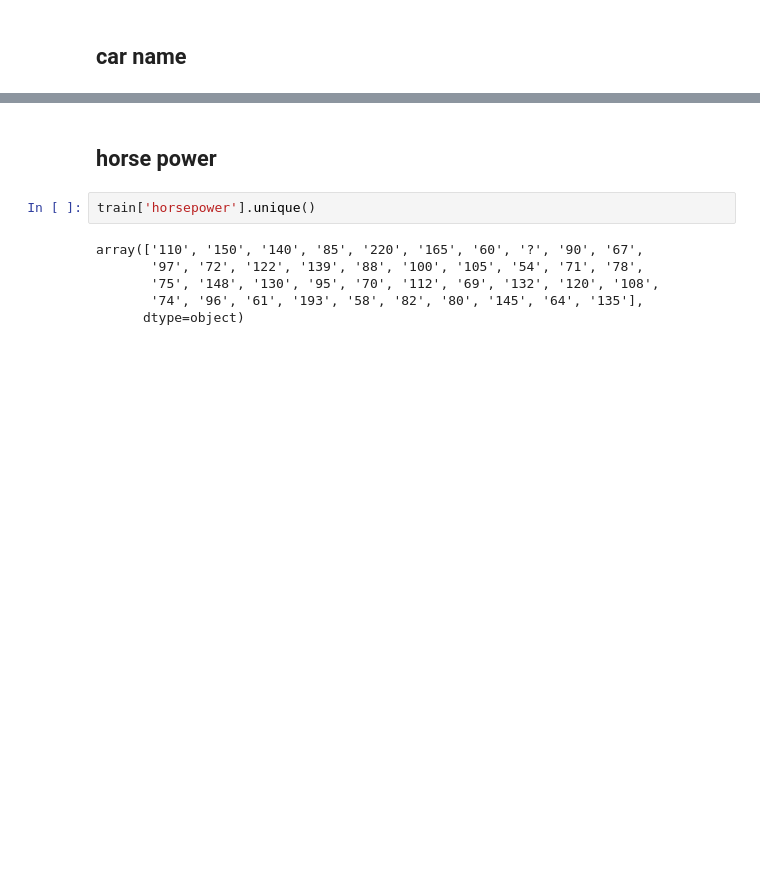
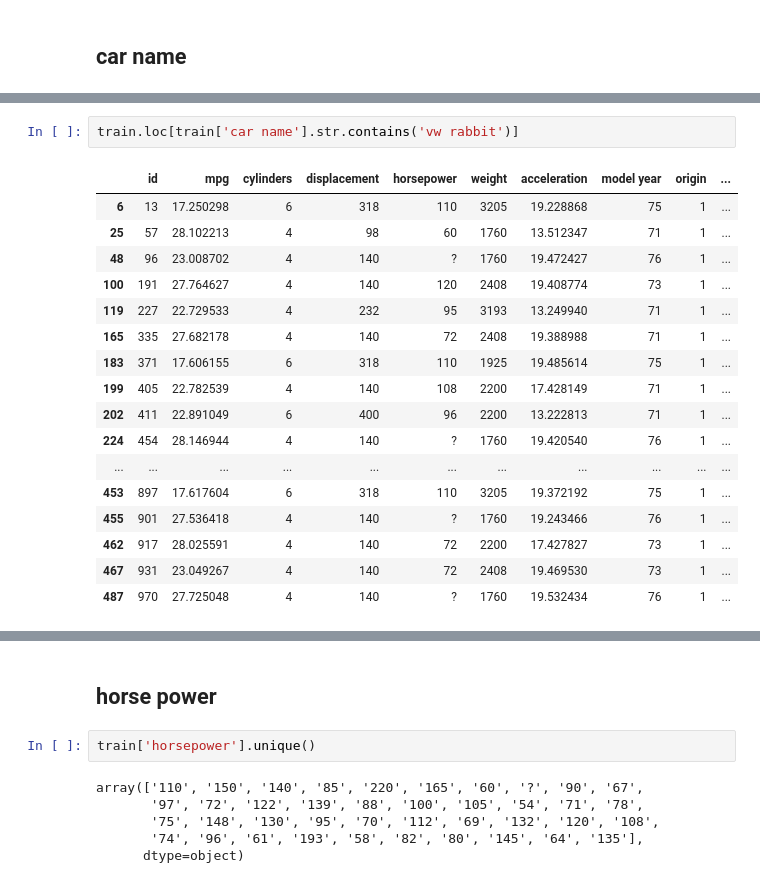
Before and after one commit to YusukeAmg/SIGNATE_4th_BeginnerOnlyCompetition, a Jupyter notebook: notebook/ExplanatoryDataAnalysis.ipynb, the cells around one changed output, grey strips where cells are left out. Saved outputs shown, nothing was run; the diff lists cells and outputs as text; blank space fills up the shorter version.

```diff
--- a/notebook/ExplanatoryDataAnalysis.ipynb
+++ b/notebook/ExplanatoryDataAnalysis.ipynb
@@ -159,0 +175,20 @@ display(train.head(10))
+# %%
+train.loc[train['car name'].str.contains('vw rabbit')]
+# %% [output]
+|  | id | mpg | cylinders | displacement | horsepower | weight | acceleration | model year | origin | ... |
+| 6 | 13 | 17.250298 | 6 | 318 | 110 | 3205 | 19.228868 | 75 | 1 | ... |
+| 25 | 57 | 28.102213 | 4 | 98 | 60 | 1760 | 13.512347 | 71 | 1 | ... |
+| 48 | 96 | 23.008702 | 4 | 140 | ? | 1760 | 19.472427 | 76 | 1 | ... |
+| 100 | 191 | 27.764627 | 4 | 140 | 120 | 2408 | 19.408774 | 73 | 1 | ... |
+| 119 | 227 | 22.729533 | 4 | 232 | 95 | 3193 | 13.249940 | 71 | 1 | ... |
+| 165 | 335 | 27.682178 | 4 | 140 | 72 | 2408 | 19.388988 | 71 | 1 | ... |
+| 183 | 371 | 17.606155 | 6 | 318 | 110 | 1925 | 19.485614 | 75 | 1 | ... |
+| 199 | 405 | 22.782539 | 4 | 140 | 108 | 2200 | 17.428149 | 71 | 1 | ... |
+| 202 | 411 | 22.891049 | 6 | 400 | 96 | 2200 | 13.222813 | 71 | 1 | ... |
+| 224 | 454 | 28.146944 | 4 | 140 | ? | 1760 | 19.420540 | 76 | 1 | ... |
+| ... | ... | ... | ... | ... | ... | ... | ... | ... | ... | ... |
+| 453 | 897 | 17.617604 | 6 | 318 | 110 | 3205 | 19.372192 | 75 | 1 | ... |
+| 455 | 901 | 27.536418 | 4 | 140 | ? | 1760 | 19.243466 | 76 | 1 | ... |
+| 462 | 917 | 28.025591 | 4 | 140 | 72 | 2200 | 17.427827 | 73 | 1 | ... |
+| 467 | 931 | 23.049267 | 4 | 140 | 72 | 2408 | 19.469530 | 73 | 1 | ... |
+| 487 | 970 | 27.725048 | 4 | 140 | ? | 1760 | 19.532434 | 76 | 1 | ... |
```
Also changed, not shown: parts of 24 cells of this notebook.
